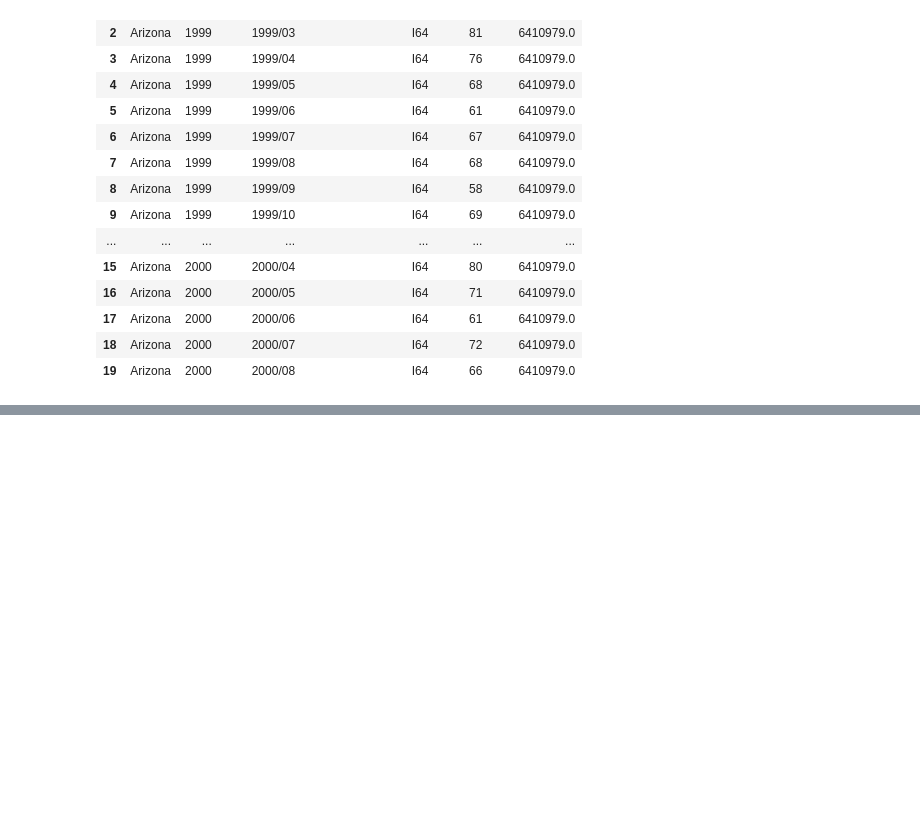
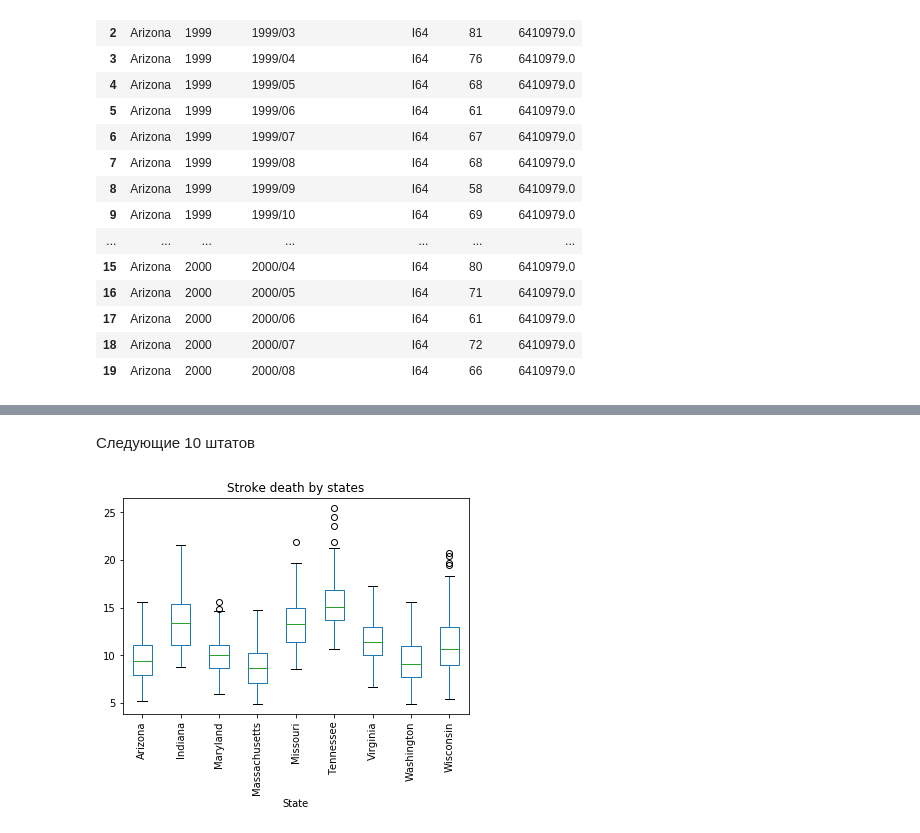
Before and after one commit to vlnik-belyaev/CDC_stat, a Jupyter notebook: CDC_heat_influence/Draft version.ipynb, the cells around one changed output, grey strips where cells are left out. Saved outputs shown, nothing was run; the diff lists cells and outputs as text; code cells hidden in the pictures; blank space fills up the shorter version.

```diff
--- a/CDC_heat_influence/Draft version.ipynb
+++ b/CDC_heat_influence/Draft version.ipynb
@@ -361,0 +364,4 @@ stroke_death_with_pop.head(20)
+# %%
+s = '2000/05'
+ss = s[-2:]
+print(ss)
@@ -361,0 +370,4 @@ stroke_death_with_pop.head(20)
+# %%
+month_suffix = lambda s: s[-2:]
+s = '2000/05'
+print(month_suffix(s))
@@ -361,0 +422,15 @@ stroke_death_with_pop.head(20)
+# %% [markdown]
+Следующие 10 штатов
+# %%
+states_names_11_20 = most_populated_states.iloc[11:20]['State'].tolist()
+stroke_death_most_populted_11_20 = stroke_death_with_pop[stroke_death_with_pop['State'].isin(states_names_11_20)]
+stroke_death_most_populted_11_20.boxplot(by='State',
+                       column=['DeathPerMillion'],
+                       grid=False, rot=90)
+plt.title("Stroke death by states")
+# get rid of the automatic 'Boxplot grouped by group_by_column_name' title
+plt.suptitle("")
+
+plt.show()
+# %% [output]
+[figure, added]
```
Also changed, not shown: parts of 11 cells of this notebook.
